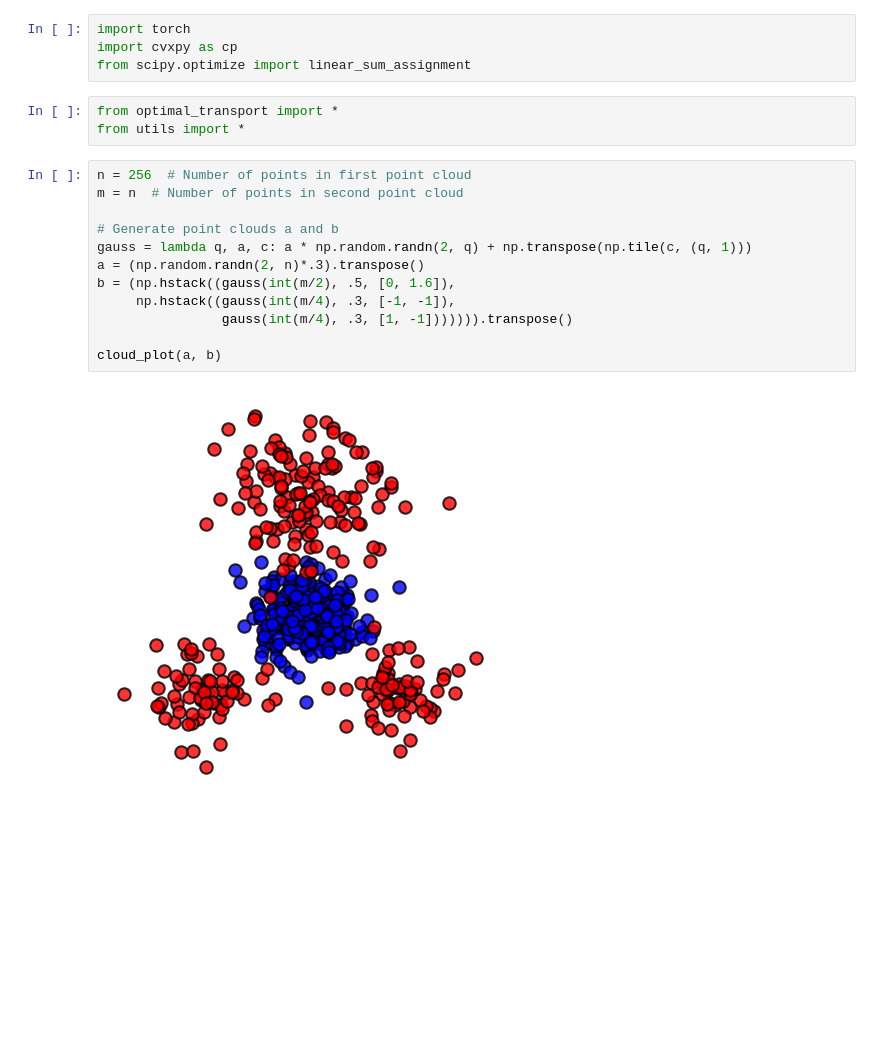
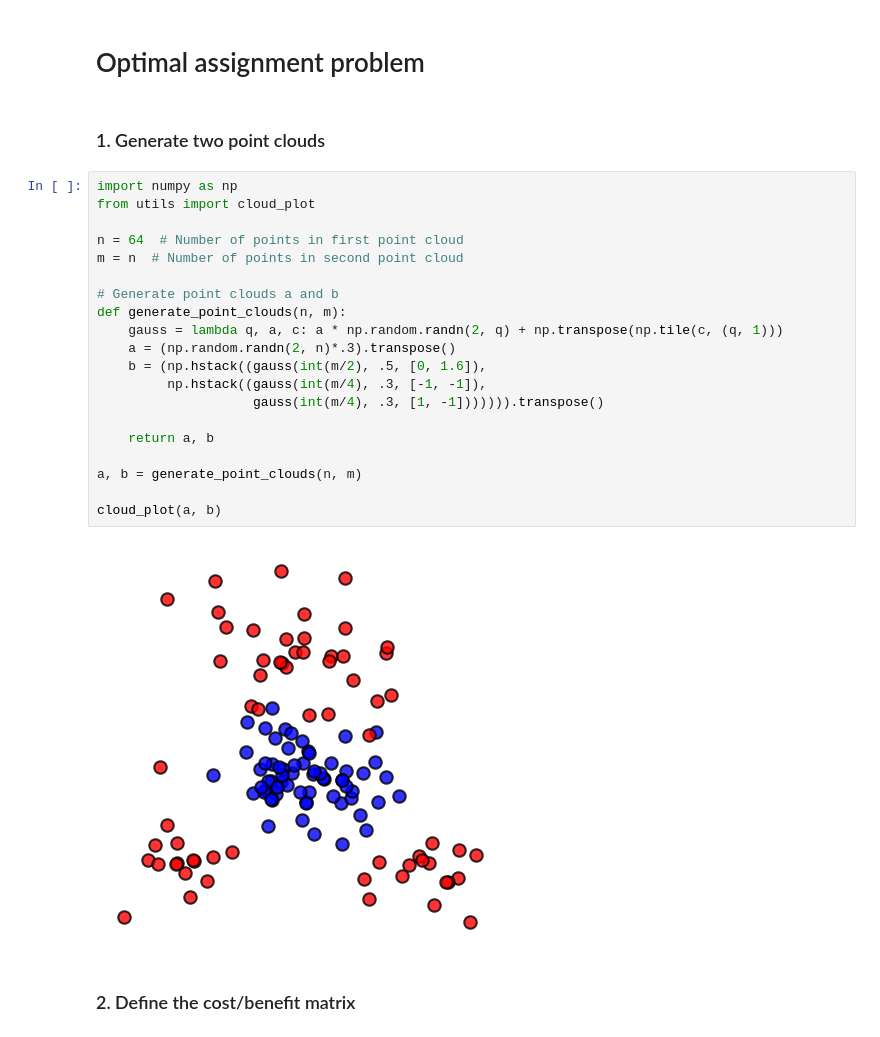
Before and after one commit to GeorgeWilliamStrong/optimal-transport, a Jupyter notebook: examples/optimal_assignment_problem.ipynb, the cells around one changed output. Saved outputs shown, nothing was run; the diff lists cells and outputs as text; blank space fills up the shorter version.

Commit message:
finish optimal assignment notebook

```diff
--- a/examples/optimal_assignment_problem.ipynb
+++ b/examples/optimal_assignment_problem.ipynb
@@ -1,22 +1,29 @@
-# %%
-import torch
-import cvxpy as cp
-from scipy.optimize import linear_sum_assignment
-# %%
-from optimal_transport import *
-from utils import *
+# %% [markdown]
+# Optimal assignment problem
+# %% [markdown]
+### 1. Generate two point clouds
 # %%
-n = 256  # Number of points in first point cloud
+import numpy as np
+from utils import cloud_plot
+
+n = 64  # Number of points in first point cloud
 m = n  # Number of points in second point cloud
 
 # Generate point clouds a and b
-gauss = lambda q, a, c: a * np.random.randn(2, q) + np.transpose(np.tile(c, (q, 1)))
-a = (np.random.randn(2, n)*.3).transpose()
-b = (np.hstack((gauss(int(m/2), .5, [0, 1.6]),
-     np.hstack((gauss(int(m/4), .3, [-1, -1]),
-                gauss(int(m/4), .3, [1, -1])))))).transpose()
+def generate_point_clouds(n, m):
+    gauss = lambda q, a, c: a * np.random.randn(2, q) + np.transpose(np.tile(c, (q, 1)))
+    a = (np.random.randn(2, n)*.3).transpose()
+    b = (np.hstack((gauss(int(m/2), .5, [0, 1.6]),
+         np.hstack((gauss(int(m/4), .3, [-1, -1]),
+                    gauss(int(m/4), .3, [1, -1])))))).transpose()
+
+    return a, b
+
+a, b = generate_point_clouds(n, m)
 
 cloud_plot(a, b)
 # %% [output]
-[figure, old version]
+[figure, new version]
+# %% [markdown]
+### 2. Define the cost/benefit matrix
 # %%
```
Also changed, not shown: parts of 19 cells of this notebook, 1 other file.
